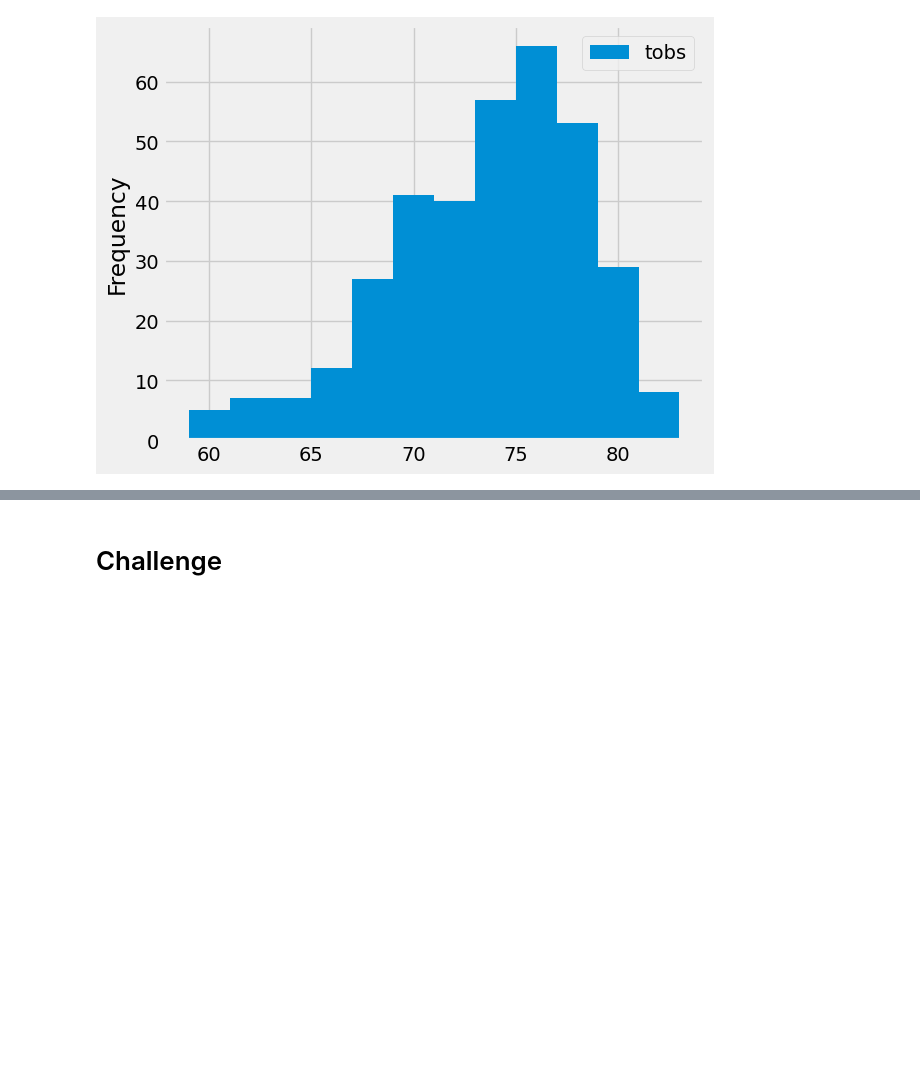
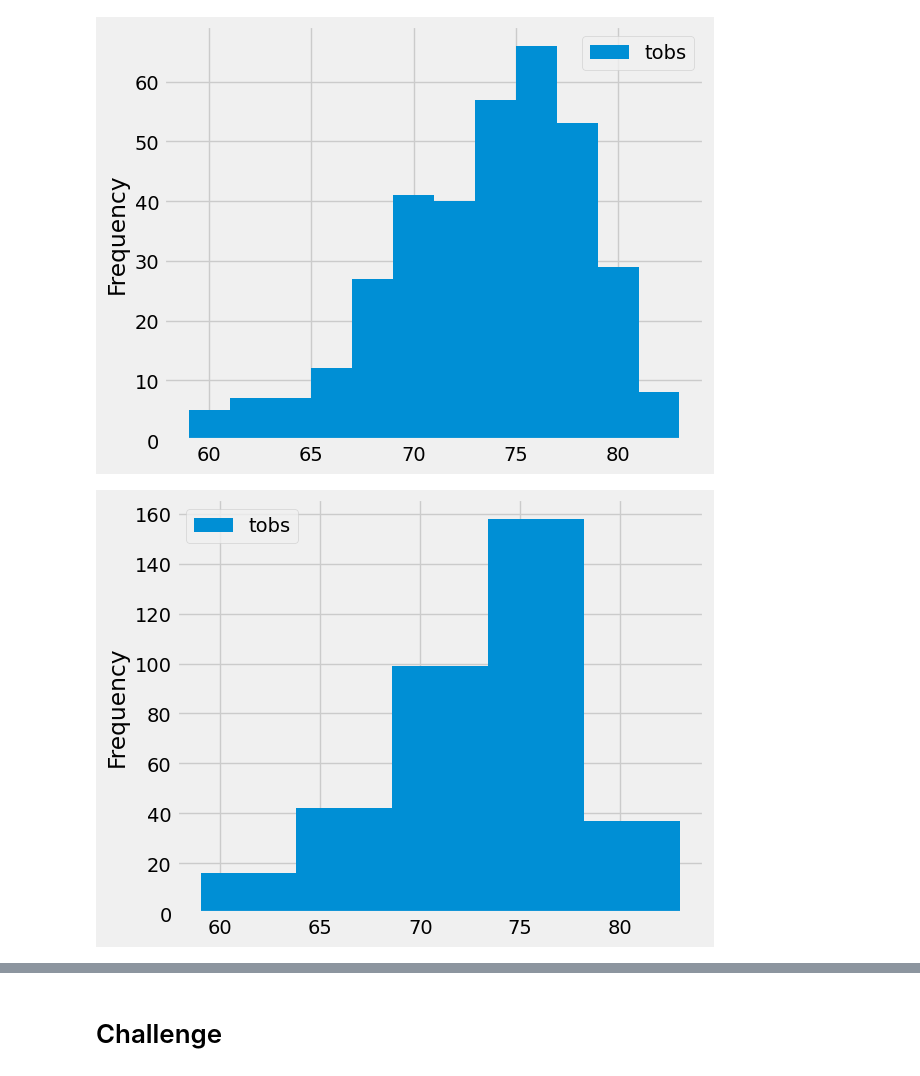
Before and after one commit to imrtech/surfs_up, a Jupyter notebook: climate_analysis.ipynb, the cells around one changed output, grey strips where cells are left out. Cells and saved outputs as stored; diff of their text form; code cells hidden in the pictures; blank space fills up the shorter version.

```diff
--- a/climate_analysis.ipynb
+++ b/climate_analysis.ipynb
@@ -174,3 +174,8 @@ df.plot.hist(bins=12)
 plt.tight_layout()
 # %% [output]
 [figure]
+# %%
+df.plot.hist(bins=5)
+plt.tight_layout()
+# %% [output]
+[figure, added]
```
Also changed, not shown: parts of 1 cell of this notebook, 1 other file.
